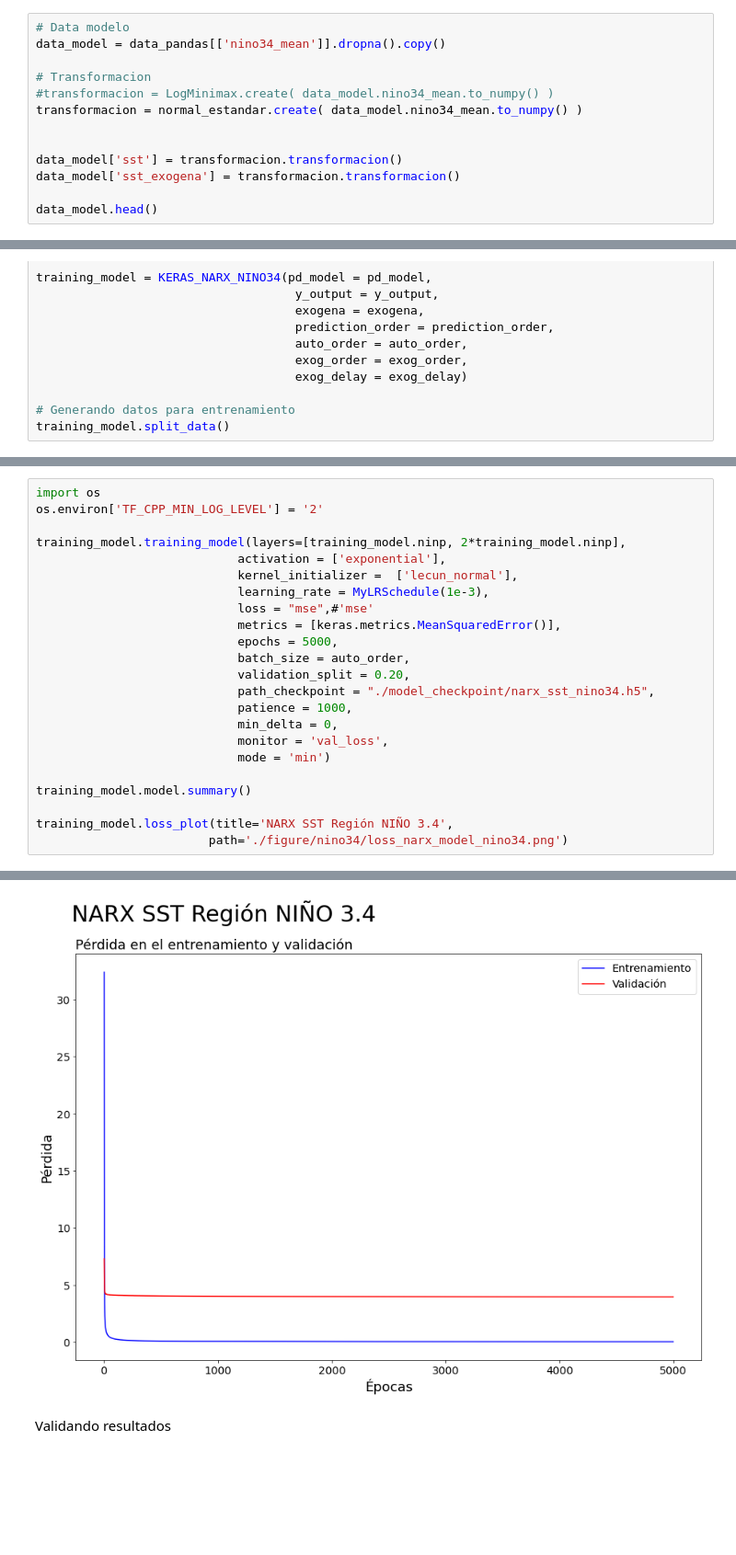
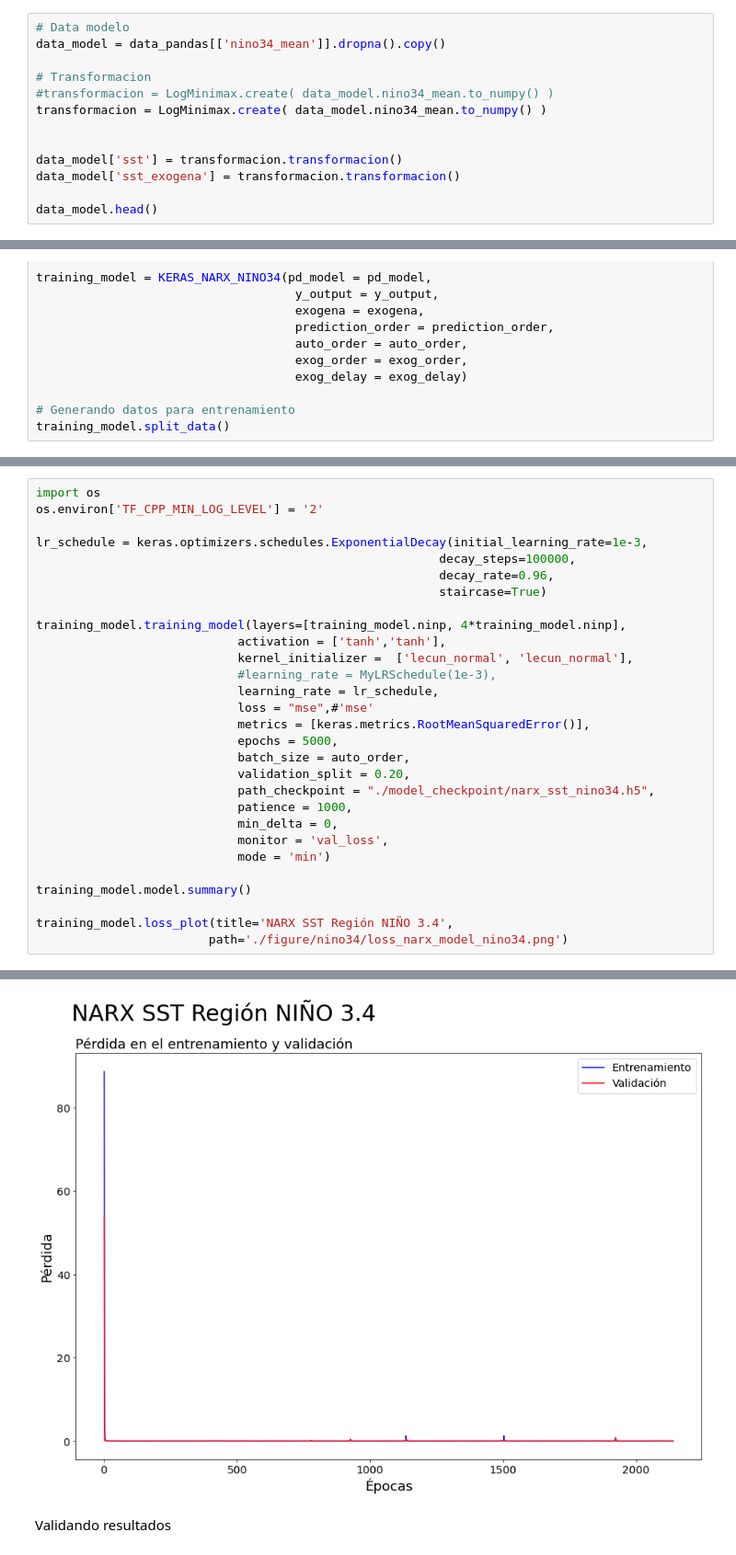
Before and after one commit to esglobe/seev-analytics, a Jupyter notebook: narx_class.ipynb, the cells around one changed output, grey strips where cells are left out. Shown at 92% size. Saved outputs shown, nothing was run; the diff lists cells and outputs as text; blank space fills up the shorter version.

```diff
--- a/narx_class.ipynb
+++ b/narx_class.ipynb
@@ -122,7 +118,7 @@ data_model = data_pandas[['nino34_mean']].dropna().copy()
 
 # Transformacion
 #transformacion = LogMinimax.create( data_model.nino34_mean.to_numpy() )
-transformacion = normal_estandar.create( data_model.nino34_mean.to_numpy() )
+transformacion = LogMinimax.create( data_model.nino34_mean.to_numpy() )
 
 
 data_model['sst'] = transformacion.transformacion()
@@ -184,12 +182,18 @@ training_model.split_data()
 import os
 os.environ['TF_CPP_MIN_LOG_LEVEL'] = '2'
 
-training_model.training_model(layers=[training_model.ninp, 2*training_model.ninp],
-                            activation = ['exponential'],
-                            kernel_initializer =  ['lecun_normal'],
-                            learning_rate = MyLRSchedule(1e-3),
+lr_schedule = keras.optimizers.schedules.ExponentialDecay(initial_learning_rate=1e-3,
+                                                        decay_steps=100000,
+                                                        decay_rate=0.96,
+                                                        staircase=True)
+
+training_model.training_model(layers=[training_model.ninp, 4*training_model.ninp],
+                            activation = ['tanh','tanh'],
+                            kernel_initializer =  ['lecun_normal', 'lecun_normal'],
+                            #learning_rate = MyLRSchedule(1e-3),
+                            learning_rate = lr_schedule,
                             loss = "mse",#'mse'
-                            metrics = [keras.metrics.MeanSquaredError()],
+                            metrics = [keras.metrics.RootMeanSquaredError()],
                             epochs = 5000,
                             batch_size = auto_order,
                             validation_split = 0.20,
@@ -220,6 +224,6 @@ Trainable params: 1,039,681
 Non-trainable params: 0
 _________________________________________________________________
-[figure, old version]
+[figure, new version]
 # %% [markdown]
 Validando resultados
 # %%
```
Also changed, not shown: parts of 10 cells of this notebook, 20 other files.
